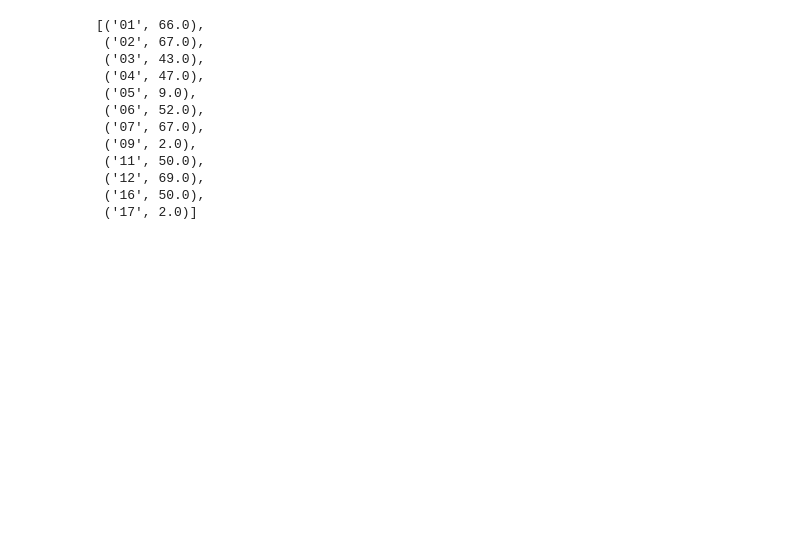
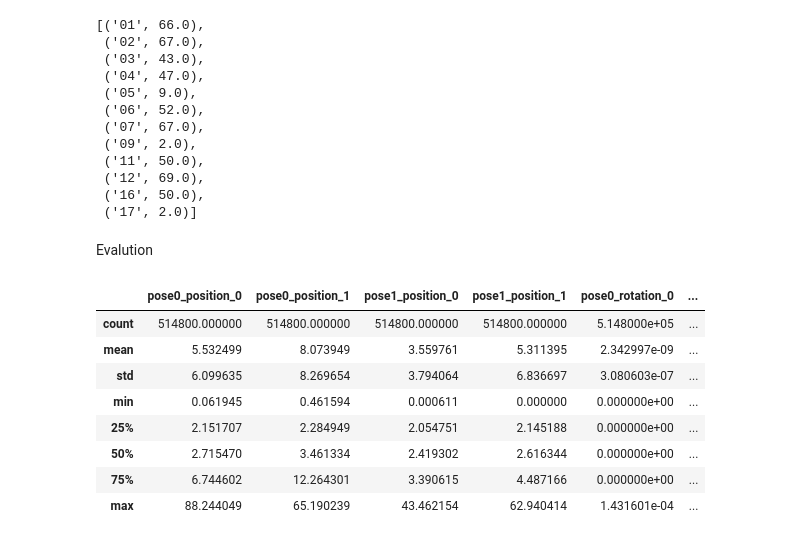
Before and after one commit to jiajingk/train_vima, a Jupyter notebook: visualize.ipynb, the cells around one changed output. Drawn from its saved outputs; the diff is of its cells as text; code cells hidden in the pictures; blank space fills up the shorter version.

```diff
--- a/visualize.ipynb
+++ b/visualize.ipynb
@@ -273,3 +273,5 @@ sorted(list(eval_success_rates.items()))
  ('12', 69.0),
  ('16', 50.0),
  ('17', 2.0)]
+# %% [markdown]
+Evalution
@@ -275,0 +292,16 @@ sorted(list(eval_success_rates.items()))
+# %%
+rename = {
+    old_col_name: old_col_name.replace("unweigted_sample_loss__", "")
+        for old_col_name in loss_cols
+}
+df[loss_cols].rename(columns=rename).describe()
+# %% [output]
+|  | pose0_position_0 | pose0_position_1 | pose1_position_0 | pose1_position_1 | pose0_rotation_0 | ... |
+| count | 514800.000000 | 514800.000000 | 514800.000000 | 514800.000000 | 5.148000e+05 | ... |
+| mean | 5.532499 | 8.073949 | 3.559761 | 5.311395 | 2.342997e-09 | ... |
+| std | 6.099635 | 8.269654 | 3.794064 | 6.836697 | 3.080603e-07 | ... |
+| min | 0.061945 | 0.461594 | 0.000611 | 0.000000 | 0.000000e+00 | ... |
+| 25% | 2.151707 | 2.284949 | 2.054751 | 2.145188 | 0.000000e+00 | ... |
+| 50% | 2.715470 | 3.461334 | 2.419302 | 2.616344 | 0.000000e+00 | ... |
+| 75% | 6.744602 | 12.264301 | 3.390615 | 4.487166 | 0.000000e+00 | ... |
+| max | 88.244049 | 65.190239 | 43.462154 | 62.940414 | 1.431601e-04 | ... |
```
Also changed, not shown: parts of 9 cells of this notebook, 3 other files.
